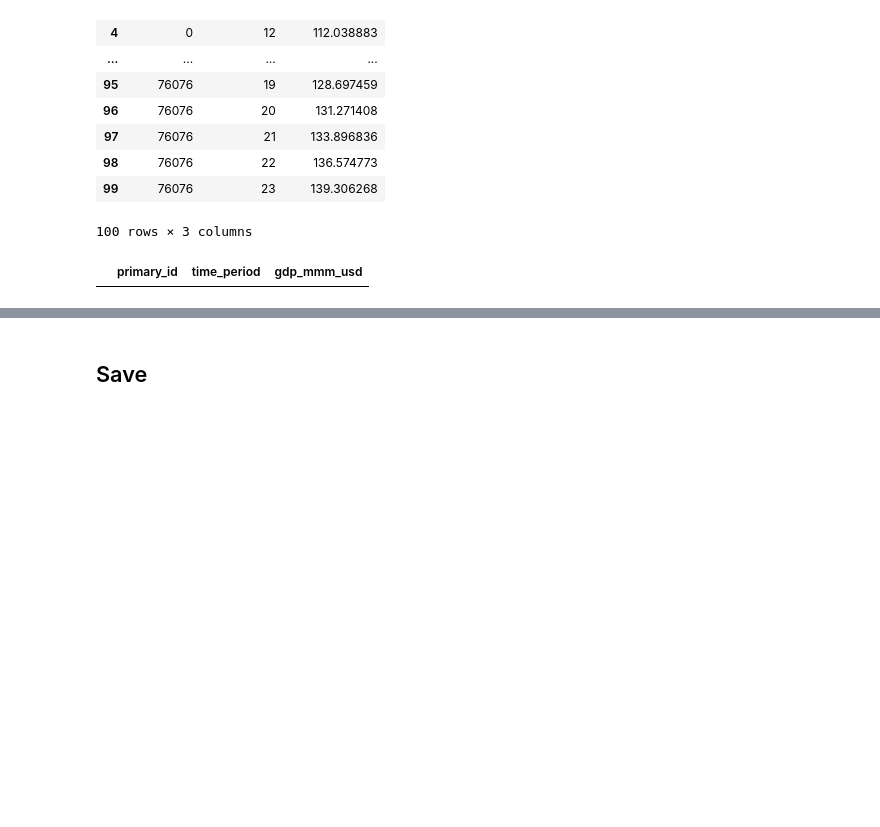
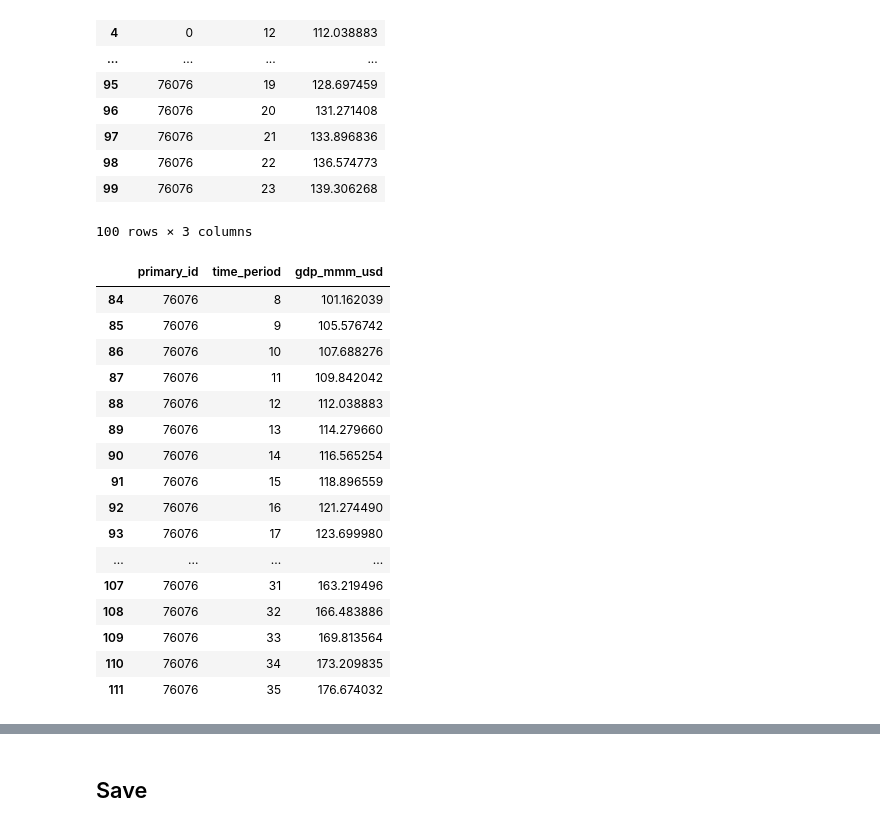
Before and after one commit to sisepuede-framework/ssp_libya, a Jupyter notebook: ssp_modeling/cost-benefits/cb.ipynb, the cells around one changed output, grey strips where cells are left out. Drawn from its saved outputs; the diff is of its cells as text; code cells hidden in the pictures; blank space fills up the shorter version.

```diff
--- a/ssp_modeling/cost-benefits/cb.ipynb
+++ b/ssp_modeling/cost-benefits/cb.ipynb
@@ -12,8 +12,9 @@ PARENT_DIR_PATH = os.path.dirname(SCRIPT_DIR_PATH)
 OUTPUT_CB_PATH = os.path.join(SCRIPT_DIR_PATH, "out")
 CONFIG_DIR_PATH = os.path.join(SCRIPT_DIR_PATH, "cb_config_files")
 RUN_OUTPUT_DIR_PATH = os.path.join(PARENT_DIR_PATH, "ssp_run_output")
-RUN_ID = "sisepuede_results_run_sisepuede_run_2026-04-07T18;29;02.705392"
+RUN_ID = "sisepuede_results_run_sisepuede_run_2026-04-10T16;34;22.155007"
 RUN_DIR_PATH = os.path.join(RUN_OUTPUT_DIR_PATH, RUN_ID )
+DIF_OUTPUT_FILE = os.path.join(PARENT_DIR_PATH,"tableau/data")
 # %%
 RUN_DIR_PATH
 # %% [output]
@@ -376,9 +385,25 @@ gdp.head(100)
 | 99 | 76076 | 23 | 139.306268 |
 100 rows × 3 columns
 # %%
-gdp[gdp['primary_id']== 77077]
+gdp[gdp['primary_id']== 76076]
 # %% [output]
 |  | primary_id | time_period | gdp_mmm_usd |
+| 84 | 76076 | 8 | 101.162039 |
+| 85 | 76076 | 9 | 105.576742 |
+| 86 | 76076 | 10 | 107.688276 |
+| 87 | 76076 | 11 | 109.842042 |
+| 88 | 76076 | 12 | 112.038883 |
+| 89 | 76076 | 13 | 114.279660 |
+| 90 | 76076 | 14 | 116.565254 |
+| 91 | 76076 | 15 | 118.896559 |
+| 92 | 76076 | 16 | 121.274490 |
+| 93 | 76076 | 17 | 123.699980 |
+| ... | ... | ... | ... |
+| 107 | 76076 | 31 | 163.219496 |
+| 108 | 76076 | 32 | 166.483886 |
+| 109 | 76076 | 33 | 169.813564 |
+| 110 | 76076 | 34 | 173.209835 |
+| 111 | 76076 | 35 | 176.674032 |
 # %%
 # Merge cb_data with gdp on primary_id and time_period
 cb_data = cb_data.merge(gdp, on=["primary_id", "time_period"], how="left")
```
Also changed, not shown: parts of 19 cells of this notebook, 3 other files.
